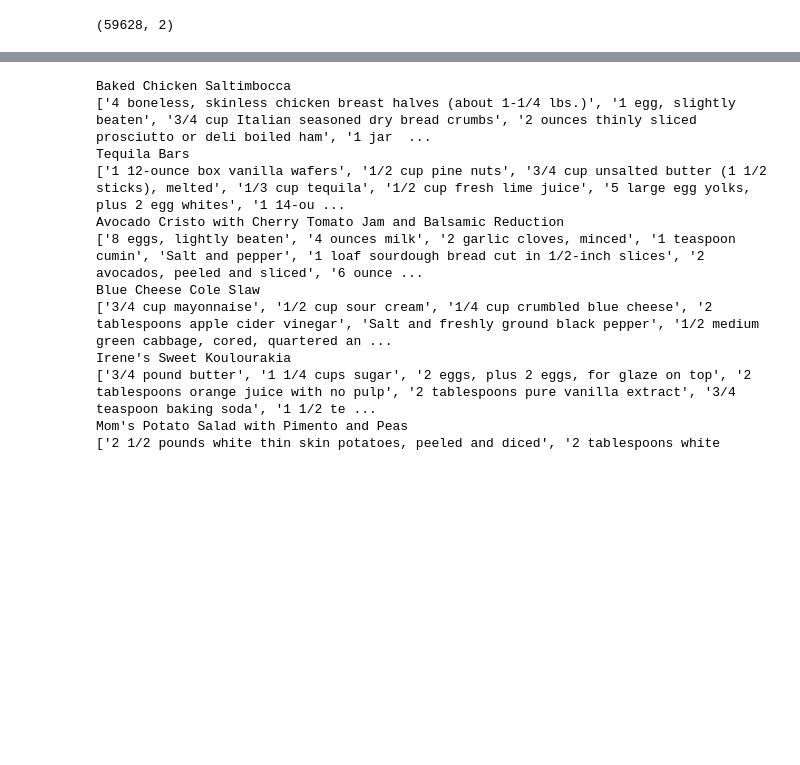
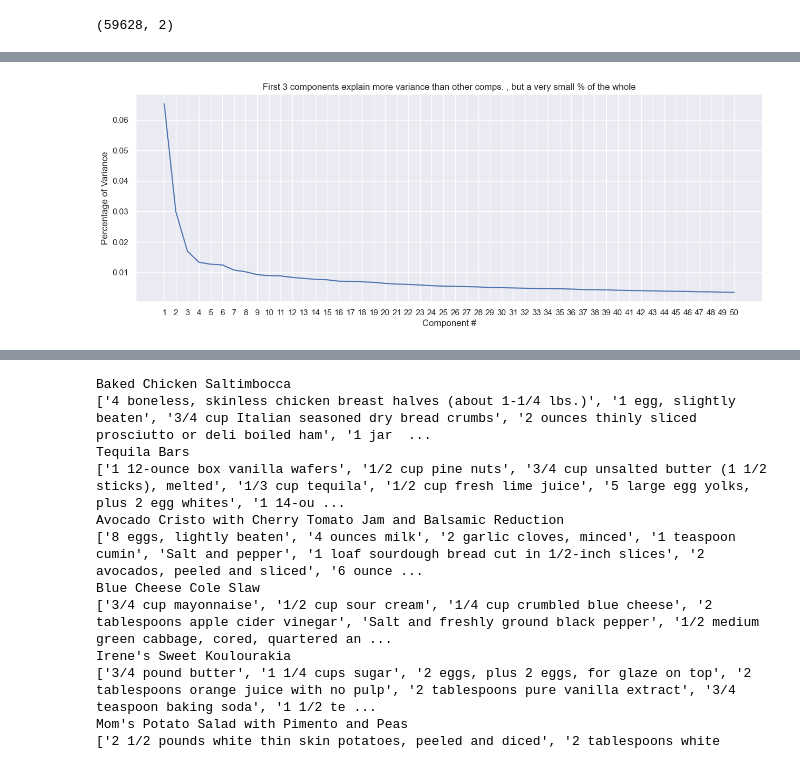
Before and after one commit to sayanfaraz/neural-kitchen, a Jupyter notebook: main.ipynb, the cells around one changed output, grey strips where cells are left out. Saved outputs shown, nothing was run; the diff lists cells and outputs as text; code cells hidden in the pictures; blank space fills up the shorter version.

Commit message:
Analyzing 3rd PCA comp.

```diff
--- a/main.ipynb
+++ b/main.ipynb
@@ -250,0 +311,12 @@ Seeing what results we get with a UMAP component analysis instead:
+# %%
+pca_scree = PCA(n_components=50)
+pcaed_scree = pca_scree.fit_transform(final_data)
+# %%
+plt.figure(figsize=(15,5))
+sns.lineplot(x=np.arange(pca_scree.n_components_)+1, y=pca_scree.explained_variance_ratio_).set(
+    title='First 3 components explain more variance than other comps. , but a very small % of the whole',
+    xlabel="Component #",
+    ylabel="Percentage of Variance",
+    xticks=np.arange(pca_scree.n_components_)+1);
+# %% [output]
+[figure, added]
```
Also changed, not shown: parts of 38 cells of this notebook.
